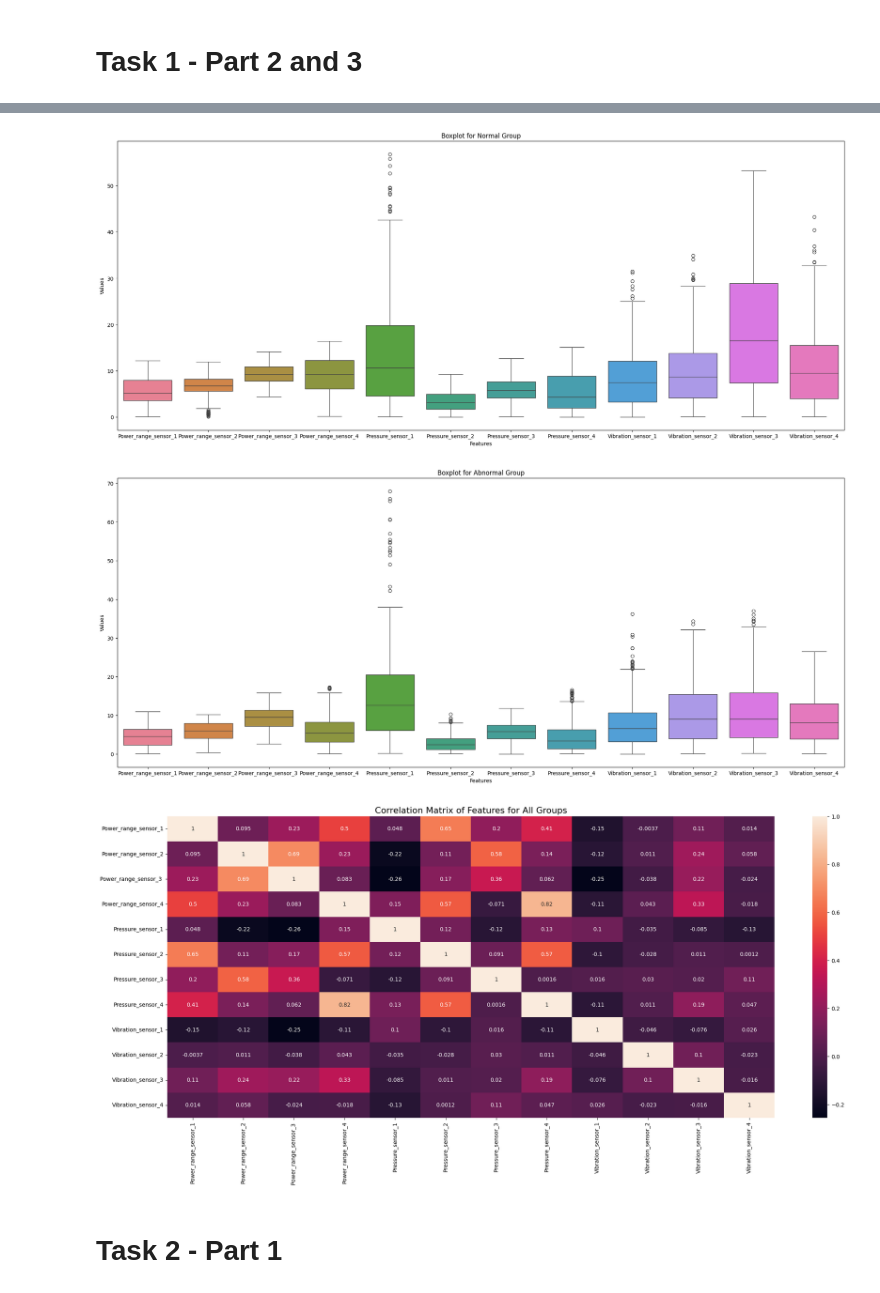
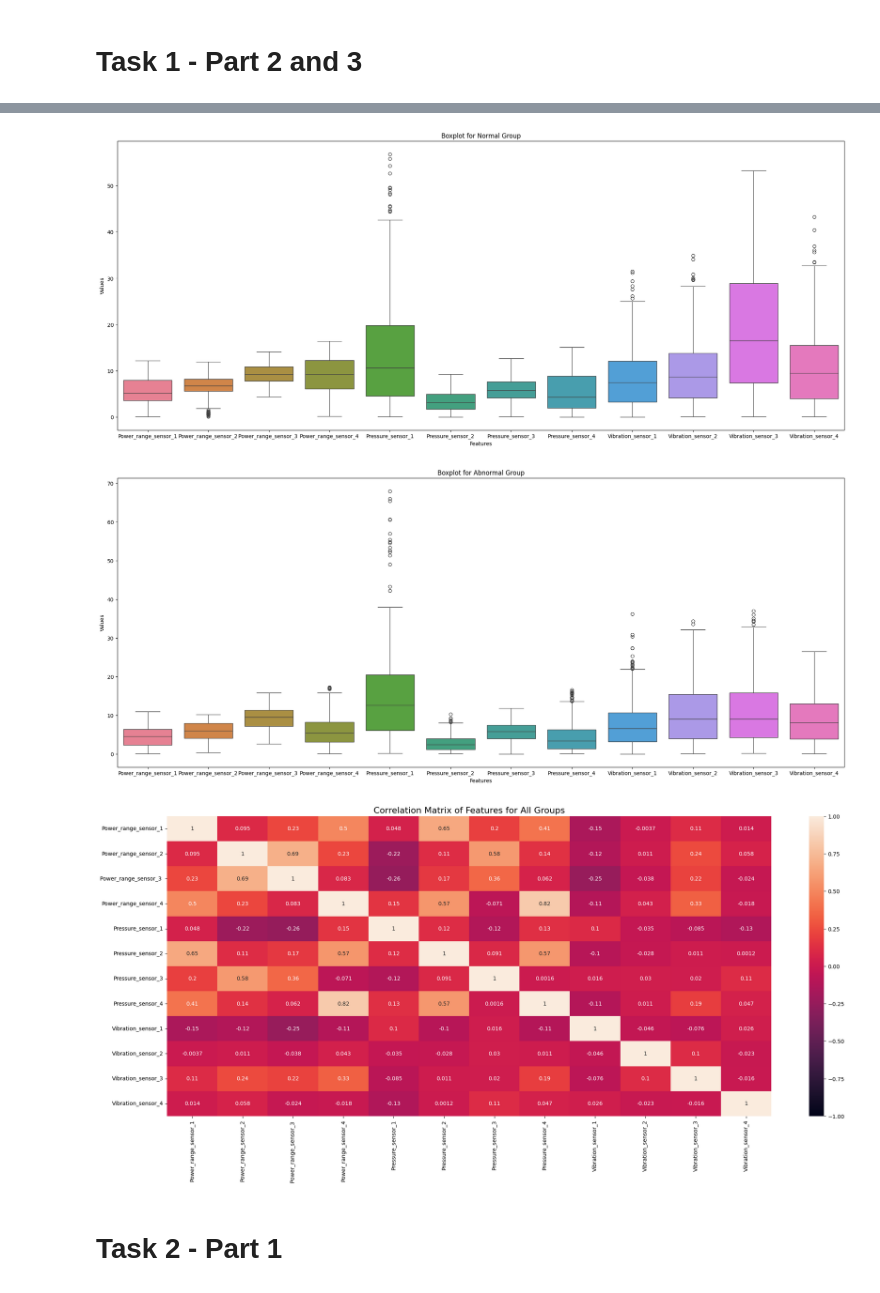
Before and after one commit to Teddiex/CMP3749M-Big-Data, a Jupyter notebook: BigData_Assignment.ipynb, the cells around one changed output, grey strips where cells are left out. Drawn from its saved outputs; the diff is of its cells as text; code cells hidden in the pictures.

```diff
--- a/BigData_Assignment.ipynb
+++ b/BigData_Assignment.ipynb
@@ -138,18 +157,18 @@ Abnormal group summary statistics:
 # %%
 #Boxplots for each group
 boxplot_df(df)
 
 #Correlation Matrix creation and show
 df_dropped = df.drop('Status').toPandas()
 df_corr = df_dropped.corr(method='pearson')
 plt.figure(figsize=(25,10))
 plt.title('Correlation Matrix of Features for All Groups',y=1,size=16)
-sns.heatmap(df_corr,annot = True)
+sns.heatmap(df_corr,annot = True, vmin=-1, vmax=1)
 plt.show()
 # %% [output]
 [figure]
 [figure]
-[figure, old version]
+[figure, new version]
 # %% [markdown]
 # Task 2 - Part 1
 # %%
```
Also changed, not shown: parts of 11 cells of this notebook, 3 other files.
